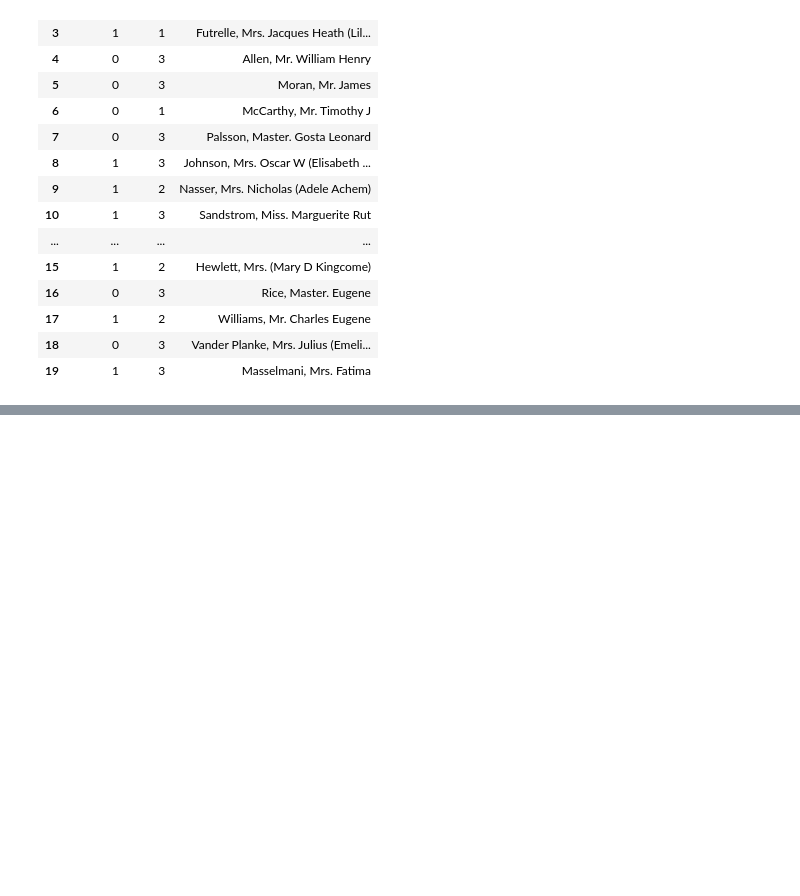
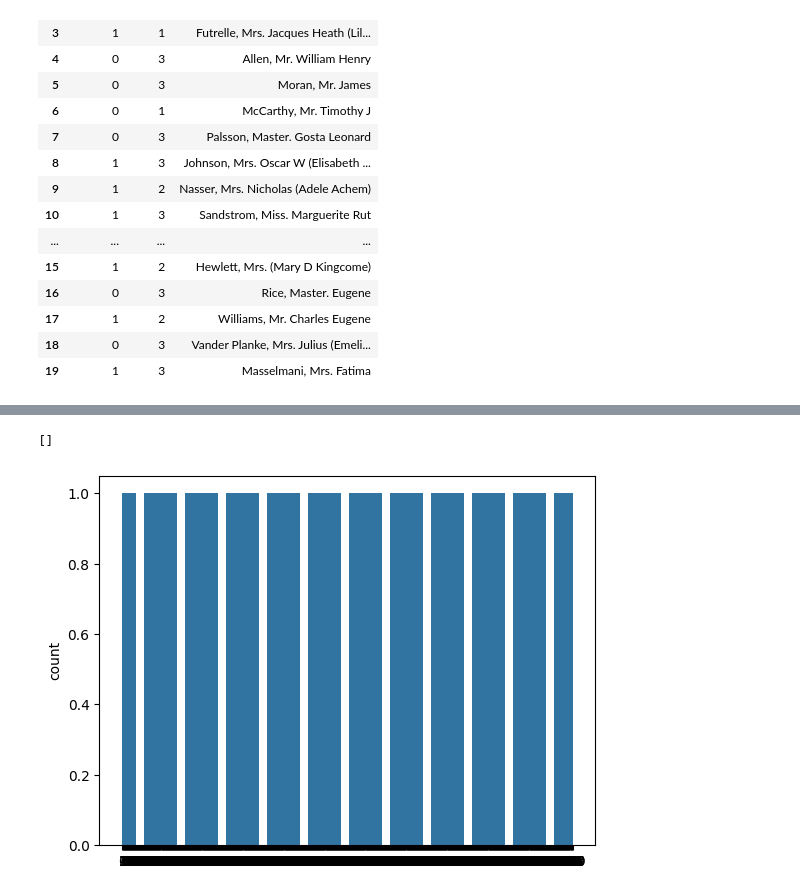
Before and after one commit to samiha-mahin/Data-Analysis, a Jupyter notebook: Data_Analysis.ipynb, the cells around one changed output, grey strips where cells are left out. Saved outputs shown, nothing was run; the diff lists cells and outputs as text; code cells hidden in the pictures; blank space fills up the shorter version.

```diff
--- a/Data_Analysis.ipynb
+++ b/Data_Analysis.ipynb
@@ -185,0 +216,5 @@ df.iloc[1:20, 1:4]
+# %%
+sns.countplot(df['Pclass']).plot(kind='bar')
+# %% [output]
+[]
+[figure, added]
```
Also changed, not shown: parts of 25 cells of this notebook.
